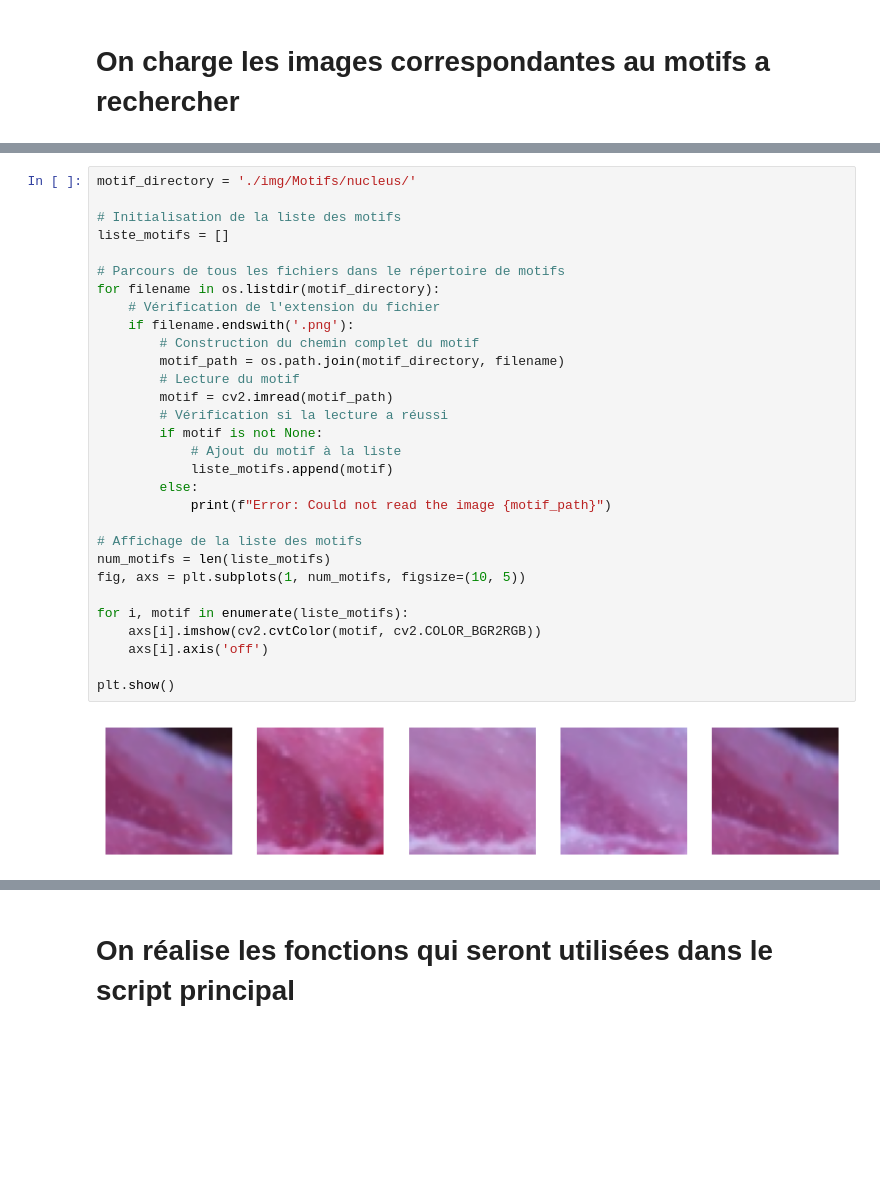
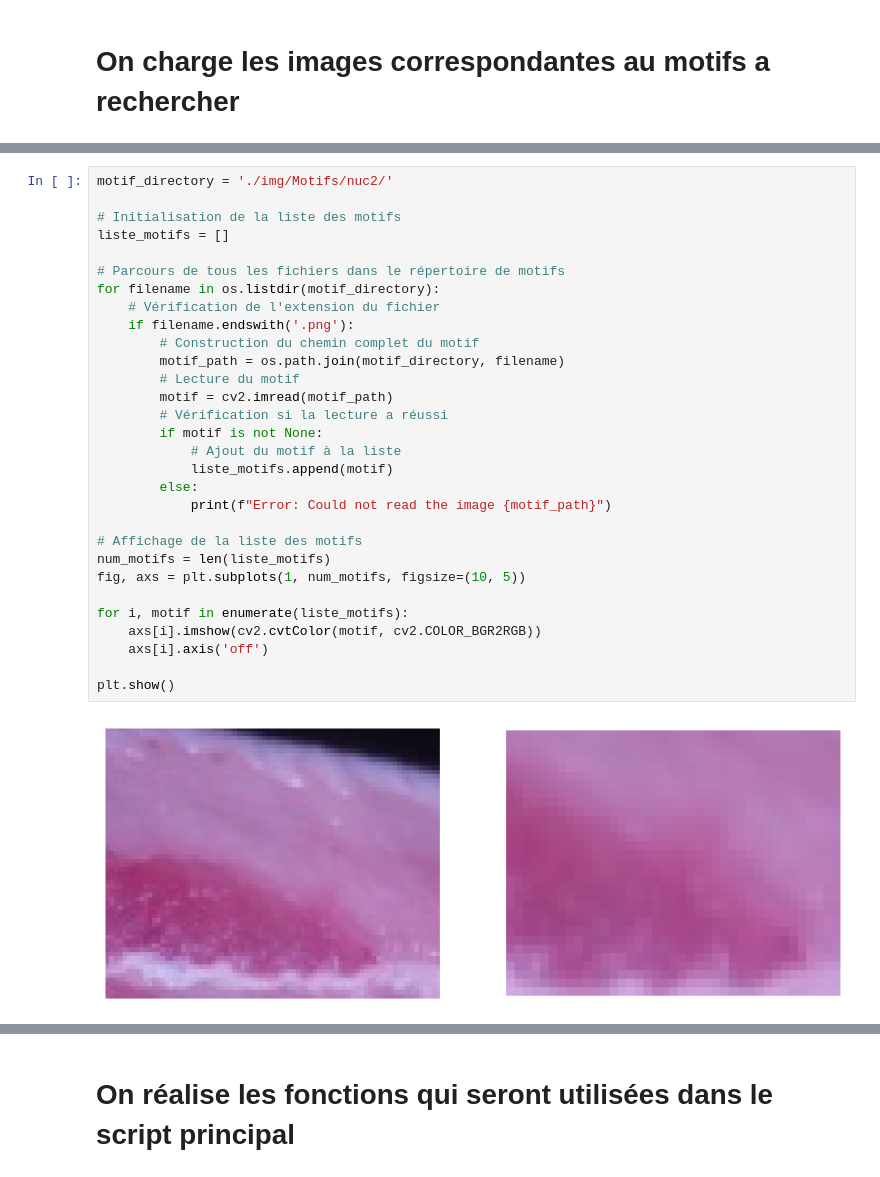
Before and after one commit to PbergerUNISSIA/PIGSEL_AIA, a Jupyter notebook: Traitement_automatisé.ipynb, the cells around one changed output, grey strips where cells are left out. Drawn from its saved outputs; the diff is of its cells as text; blank space fills up the shorter version.

```diff
--- a/Traitement_automatisé.ipynb
+++ b/Traitement_automatisé.ipynb
@@ -60,33 +61,33 @@ else:
 # %%
-motif_directory = './img/Motifs/nucleus/'
+motif_directory = './img/Motifs/nuc2/'
 
 # Initialisation de la liste des motifs
 liste_motifs = []
 
 # Parcours de tous les fichiers dans le répertoire de motifs
 for filename in os.listdir(motif_directory):
     # Vérification de l'extension du fichier
     if filename.endswith('.png'):
         # Construction du chemin complet du motif
         motif_path = os.path.join(motif_directory, filename)
         # Lecture du motif
         motif = cv2.imread(motif_path)
         # Vérification si la lecture a réussi
         if motif is not None:
             # Ajout du motif à la liste
             liste_motifs.append(motif)
         else:
             print(f"Error: Could not read the image {motif_path}")
 
 # Affichage de la liste des motifs
 num_motifs = len(liste_motifs)
 fig, axs = plt.subplots(1, num_motifs, figsize=(10, 5))
 
 for i, motif in enumerate(liste_motifs):
     axs[i].imshow(cv2.cvtColor(motif, cv2.COLOR_BGR2RGB))
     axs[i].axis('off')
 
 plt.show()
 # %% [output]
-[figure, old version]
+[figure, new version]
 # %%
```
Also changed, not shown: parts of 8 cells of this notebook.
